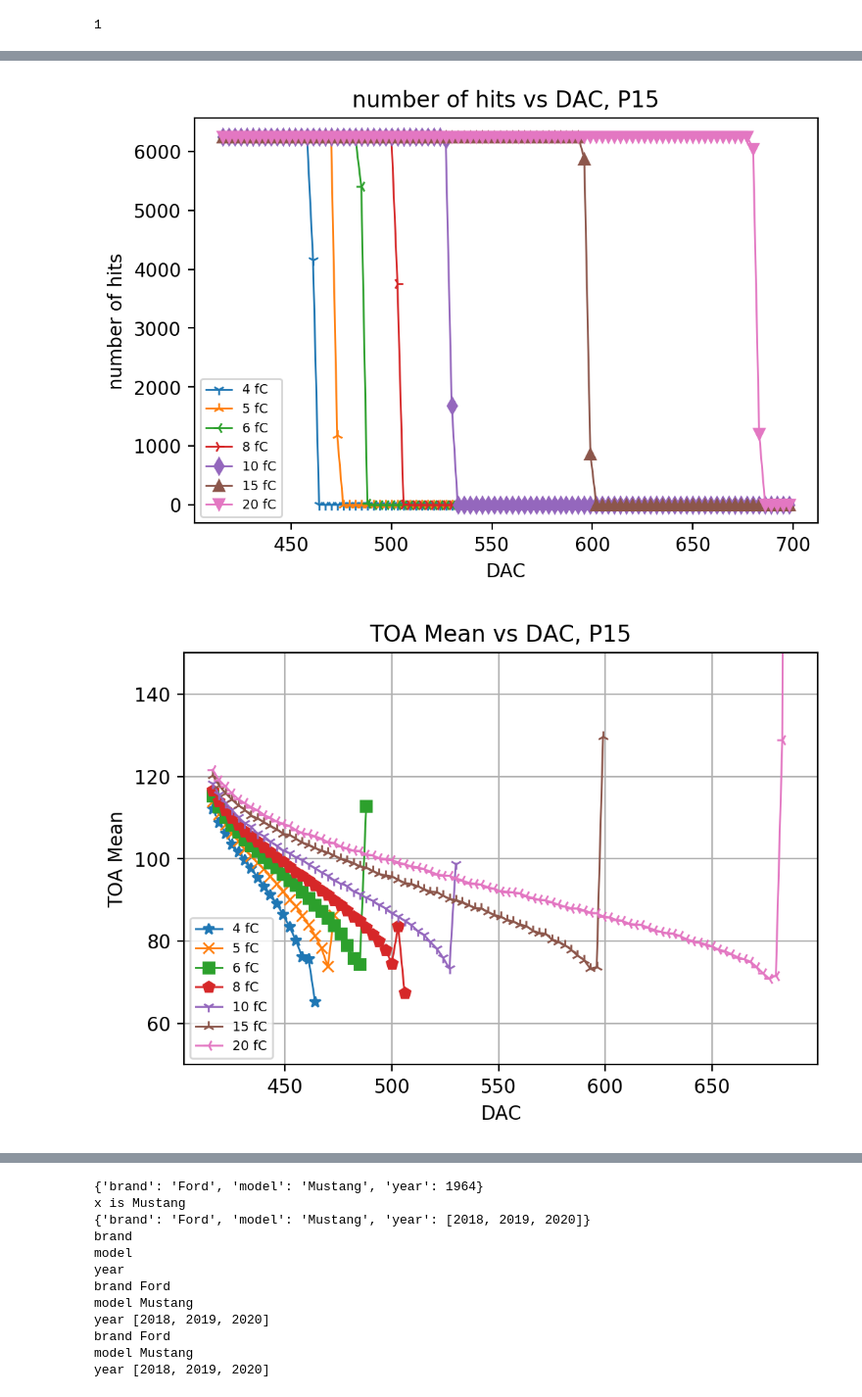
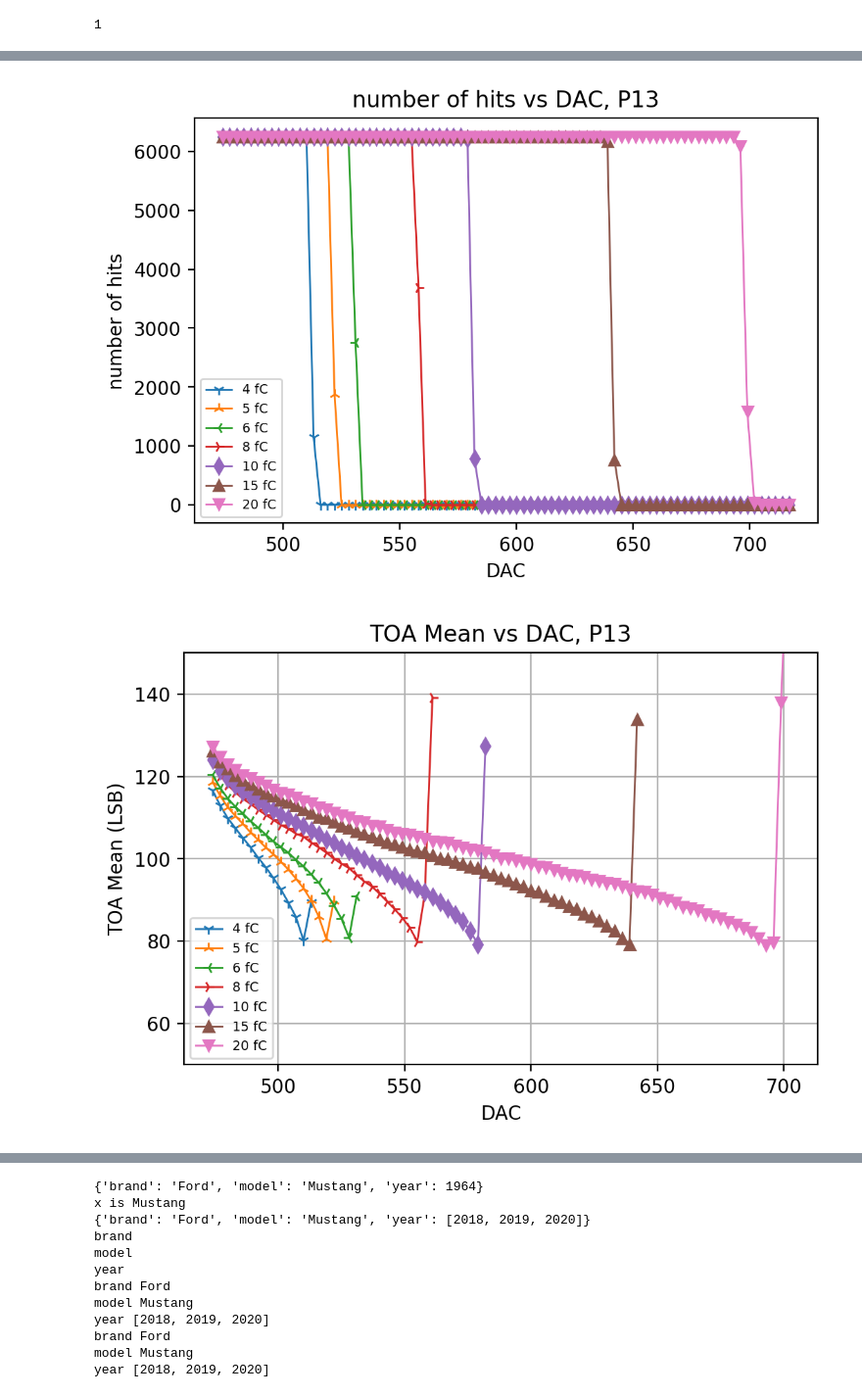
Before and after one commit to qsun19/ETROC1_DMRO, a Jupyter notebook: ETROC1_DMRO_QInjDAC_Scan_OnePix.ipynb, the cells around one changed output, grey strips where cells are left out. Shown at 98% size. Saved outputs shown, nothing was run; the diff lists cells and outputs as text; code cells hidden in the pictures.

```diff
--- a/ETROC1_DMRO_QInjDAC_Scan_OnePix.ipynb
+++ b/ETROC1_DMRO_QInjDAC_Scan_OnePix.ipynb
@@ -36,9 +36,9 @@ import etroc1_array
 # path = './data/Q_DAC_Scan_1M25/Jitter_Performance_P10_QInj=1M25/'   # Pixel=10
 # path = './data/Q_DAC_Scan_1M25/Jitter_Performance_P11_QInj=1M25/'   # Pixel=11
 # path = './data/Q_DAC_Scan_1M25/Jitter_Performance_P12_QInj=1M25/'   # Pixel=12
-# path = './data/Q_DAC_Scan_1M25/Jitter_Performance_P13_QInj=1M25/'   # Pixel=13
+path = './data/Q_DAC_Scan_1M25/Jitter_Performance_P13_QInj=1M25/'   # Pixel=13
 # path = './data/Q_DAC_Scan_1M25/Jitter_Performance_P14_QInj=1M25/'   # Pixel=14
-path = './data/Q_DAC_Scan_1M25/Jitter_Performance_P15_QInj=1M25/'   # Pixel=15
+# path = './data/Q_DAC_Scan_1M25/Jitter_Performance_P15_QInj=1M25/'   # Pixel=15
 
 ##### data for reproducibility check ##########
 # path = './data/Q_DAC_Scan_1M25_check/Jitter_Performance_P2_QInj=1M25_V1/'  # Pixel = 2
@@ -108,7 +108,7 @@ events_allQ_list = []
 DAC_allQ_list = []
 hits_allQ_list = []
 
-raw_data_processing = True
+raw_data_processing = False
 
 if raw_data_processing == True:
     for item_allQ in tqdm(file_in_allQ):
@@ -438,7 +429,7 @@ bottom_limit = 50
 top_limit = 150
 
 fig, ax1 = plt.subplots(dpi=200)
-
+marker = itertools.cycle(('1', '2', '3', '4', 'd','^','v','*','x','s','p'))
 for i in range(0,len(Qinj)):
     ax1.plot(DAC_rb_list[0][i][DAC_P0_start_list[i]:],toa_mu_rb_list[0][i][DAC_P0_start_list[i]:],
              marker = next(marker), linestyle='-', linewidth=1, label=Qinj[i] )
@@ -447,7 +438,7 @@ for i in range(0,len(Qinj)):
 # ax1.set_xlim(left=left_limit,right=right_limit)
 ax1.set_ylim(bottom=bottom_limit,top=top_limit)
 ax1.grid()
-ax1.set(xlabel='DAC', ylabel='TOA Mean',
+ax1.set(xlabel='DAC', ylabel='TOA Mean (LSB)',
        title='TOA Mean vs DAC, '+ pixel_index)
 ax1.legend(loc='best', fontsize = 'x-small')
 plt.show()
@@ -456,7 +447,7 @@ plt.close(fig)
 
 
 fig, ax1 = plt.subplots(dpi=200)
-
+marker = itertools.cycle(('1', '2', '3', '4', 'd','^','v','*','x','s','p'))
 for i in range(0,len(Qinj)):
     ax1.plot(DAC_rb_list[0][i][DAC_P0_start_list[i]:],toa_std_rb_list[0][i][DAC_P0_start_list[i]:],
              marker = next(marker), linestyle='-', linewidth=1, label=Qinj[i] )
@@ -465,7 +456,7 @@ for i in range(0,len(Qinj)):
 # ax1.set_xlim(left=left_limit,right=right_limit)
 ax1.set_ylim(bottom=-0.5,top=2)
 ax1.grid()
-ax1.set(xlabel='DAC', ylabel='TOA STD',
+ax1.set(xlabel='DAC', ylabel='TOA STD (LSB)',
        title='TOA STD vs DAC, '+ pixel_index)
 ax1.legend(loc='best', fontsize = 'x-small')
 plt.show()
@@ -482,7 +473,7 @@ bottom_limit = -100
 top_limit = 7000
 
 fig, ax1 = plt.subplots(dpi=200)
-
+marker = itertools.cycle(('1', '2', '3', '4', 'd','^','v','*','x','s','p'))
 for i in range(0,len(Qinj)):
     ax1.plot(DAC_rb_list[0][i][DAC_P0_start_list[i]:],tot_mu_rb_list[0][i][DAC_P0_start_list[i]:],
              marker = next(marker), linestyle='-',linewidth=1, label=Qinj[i] )
@@ -491,7 +482,7 @@ for i in range(0,len(Qinj)):
 # ax1.set_xlim(left=left_limit,right=right_limit)
 ax1.set_ylim(bottom=0,top=100)
 ax1.grid()
-ax1.set(xlabel='DAC', ylabel='TOT Mean',
+ax1.set(xlabel='DAC', ylabel='TOT Mean (LSB)',
        title='TOT Mean vs DAC, '+ pixel_index)
 ax1.legend(loc='best', fontsize = 'x-small')
 plt.show()
@@ -500,7 +491,7 @@ plt.close(fig)
 
 
 fig, ax1 = plt.subplots(dpi=200)
-
+marker = itertools.cycle(('1', '2', '3', '4', 'd','^','v','*','x','s','p'))
 for i in range(0,len(Qinj)):
     ax1.plot(DAC_rb_list[0][i][DAC_P0_start_list[i]:],tot_std_rb_list[0][i][DAC_P0_start_list[i]:],
              marker = next(marker), linestyle='-',linewidth=1, label=Qinj[i] )
@@ -509,7 +500,7 @@ for i in range(0,len(Qinj)):
 # ax1.set_xlim(left=left_limit,right=right_limit)
 ax1.set_ylim(bottom=-0.5,top=2)
 ax1.grid()
-ax1.set(xlabel='DAC', ylabel='TOT STD',
+ax1.set(xlabel='DAC', ylabel='TOT STD (LSB)',
        title='TOT STD vs DAC, '+ pixel_index)
 ax1.legend(loc='best', fontsize = 'x-small')
 plt.show()
@@ -525,7 +516,7 @@ bottom_limit = -100
 top_limit = 7000
 
 fig, ax1 = plt.subplots(dpi=200)
-
+marker = itertools.cycle(('1', '2', '3', '4', 'd','^','v','*','x','s','p'))
 for i in range(0,len(Qinj)):
     ax1.plot(DAC_rb_list[0][i][DAC_P0_start_list[i]:],cal_mu_rb_list[0][i][DAC_P0_start_list[i]:],
              marker = next(marker), linestyle='-',linewidth=1, label=Qinj[i] )
@@ -543,7 +534,7 @@ plt.close(fig)
 
 
 fig, ax1 = plt.subplots(dpi=200)
-
+marker = itertools.cycle(('1', '2', '3', '4', 'd','^','v','*','x','s','p'))
 for i in range(0,len(Qinj)):
     ax1.plot(DAC_rb_list[0][i][DAC_P0_start_list[i]:],cal_std_rb_list[0][i][DAC_P0_start_list[i]:],
              marker = next(marker), linestyle='-',linewidth=1, label=Qinj[i] )
@@ -559,41 +550,41 @@ plt.show()
 pp.savefig(fig)
 plt.close(fig)
 
-######### Plot std vs QInj  ##############
+######### Plot toa and std vs QInj  ##############
 fig, ax1 = plt.subplots(dpi=200)
-
+marker = itertools.cycle(('1', '2', '3', '4', 'd','^','v','*','x','s','p'))
 ax1.plot(Qinj_fC,toa_jitter_ps,
              marker = next(marker), linestyle='-',linewidth=1, label=pixel_index )
 # i=15
 # ax1.plot(DAC_10fC_list[i], hits_10fC_list[i], linewidth=1, label=pixel_index_list[i] )
 # ax1.set_xlim(left=left_limit,right=right_limit)
 # ax1.set_ylim(bottom=-0.5,top=2)
 ax1.grid()
 ax1.set(xlabel='Charge (fC)', ylabel='TOA Std (ps)',
        title='TOA vs Charge, '+ pixel_index)
 ax1.legend(loc='best', fontsize = 'x-small')
 plt.show()
 pp.savefig(fig)
 plt.close(fig)
 
 fig, ax1 = plt.subplots(dpi=200)
-
+marker = itertools.cycle(('1', '2', '3', '4', 'd','^','v','*','x','s','p'))
 ax1.plot(Qinj_fC,tot_jitter_ps,
              marker = next(marker), linestyle='-',linewidth=1, label=pixel_index )
 # i=15
 # ax1.plot(DAC_10fC_list[i], hits_10fC_list[i], linewidth=1, label=pixel_index_list[i] )
 # ax1.set_xlim(left=left_limit,right=right_limit)
 # ax1.set_ylim(bottom=-0.5,top=2)
 ax1.grid()
 ax1.set(xlabel='Charge (fC)', ylabel='TOT Std (ps)',
        title='TOT vs Charge, '+ pixel_index)
 ax1.legend(loc='best', fontsize = 'x-small')
 plt.show()
 pp.savefig(fig)
 plt.close(fig)
 
 
 pp.close()
 # %% [output]
-[figure, old version]
+[figure, new version]
-[figure, old version]
+[figure, new version]
```
Also changed, not shown: parts of 5 cells of this notebook, 1 other file.
